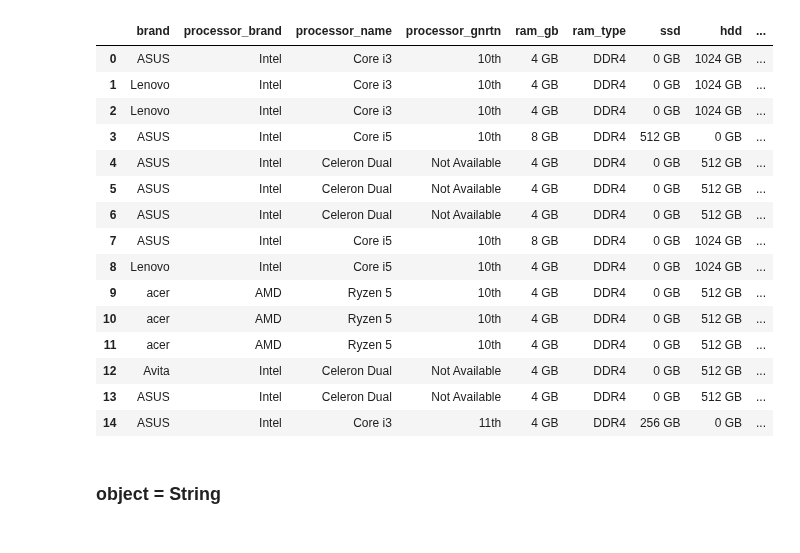
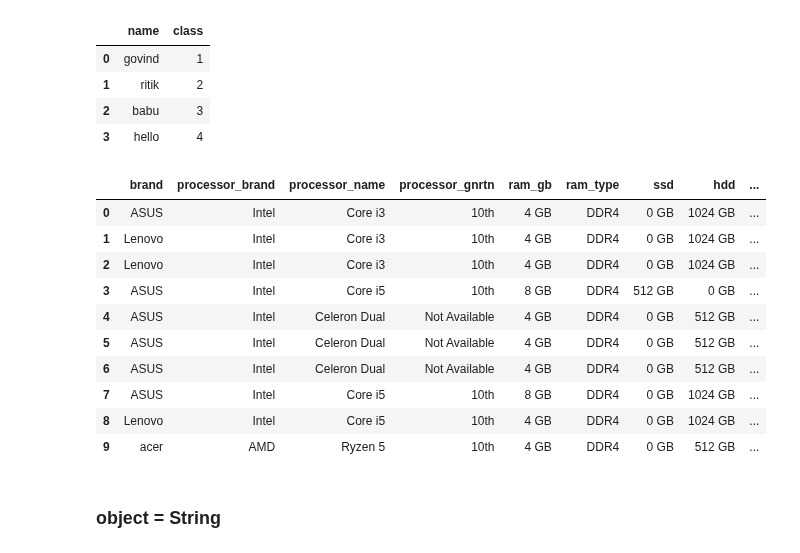
Before and after one commit to Govind-kumawat2002/Python_Library, a Jupyter notebook: moduls/for_liet/pandas.ipynb, the cells around one changed output. Saved outputs shown, nothing was run; the diff lists cells and outputs as text; code cells hidden in the pictures.

```diff
--- a/moduls/for_liet/pandas.ipynb
+++ b/moduls/for_liet/pandas.ipynb
@@ -12,23 +8,26 @@ please provide us feedback at https://github.com/pandas-dev/pandas/issues/54466
+# %%
+pd.DataFrame(create_datafram)
+# %% [output]
+|  | name | class |
+| 0 | govind | 1 |
+| 1 | ritik | 2 |
+| 2 | babu | 3 |
+| 3 | hello | 4 |
 # %%
 df=pd.read_csv("laptopPrice.csv")
-df.head(15)
+df.head(10)
 # %% [output]
 |  | brand | processor_brand | processor_name | processor_gnrtn | ram_gb | ram_type | ssd | hdd | ... |
 | 0 | ASUS | Intel | Core i3 | 10th | 4 GB | DDR4 | 0 GB | 1024 GB | ... |
 | 1 | Lenovo | Intel | Core i3 | 10th | 4 GB | DDR4 | 0 GB | 1024 GB | ... |
 | 2 | Lenovo | Intel | Core i3 | 10th | 4 GB | DDR4 | 0 GB | 1024 GB | ... |
 | 3 | ASUS | Intel | Core i5 | 10th | 8 GB | DDR4 | 512 GB | 0 GB | ... |
 | 4 | ASUS | Intel | Celeron Dual | Not Available | 4 GB | DDR4 | 0 GB | 512 GB | ... |
 | 5 | ASUS | Intel | Celeron Dual | Not Available | 4 GB | DDR4 | 0 GB | 512 GB | ... |
 | 6 | ASUS | Intel | Celeron Dual | Not Available | 4 GB | DDR4 | 0 GB | 512 GB | ... |
 | 7 | ASUS | Intel | Core i5 | 10th | 8 GB | DDR4 | 0 GB | 1024 GB | ... |
 | 8 | Lenovo | Intel | Core i5 | 10th | 4 GB | DDR4 | 0 GB | 1024 GB | ... |
 | 9 | acer | AMD | Ryzen 5 | 10th | 4 GB | DDR4 | 0 GB | 512 GB | ... |
-| 10 | acer | AMD | Ryzen 5 | 10th | 4 GB | DDR4 | 0 GB | 512 GB | ... |
-| 11 | acer | AMD | Ryzen 5 | 10th | 4 GB | DDR4 | 0 GB | 512 GB | ... |
-| 12 | Avita | Intel | Celeron Dual | Not Available | 4 GB | DDR4 | 0 GB | 512 GB | ... |
-| 13 | ASUS | Intel | Celeron Dual | Not Available | 4 GB | DDR4 | 0 GB | 512 GB | ... |
-| 14 | ASUS | Intel | Core i3 | 11th | 4 GB | DDR4 | 256 GB | 0 GB | ... |
 # %% [markdown]
 ### object = String
 # %%
```
Also changed, not shown: parts of 2 cells of this notebook.
